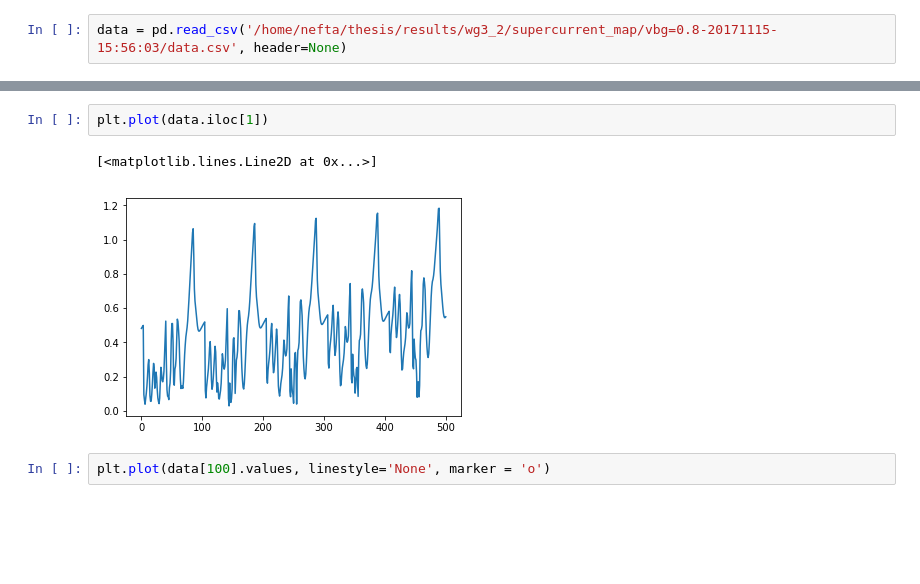
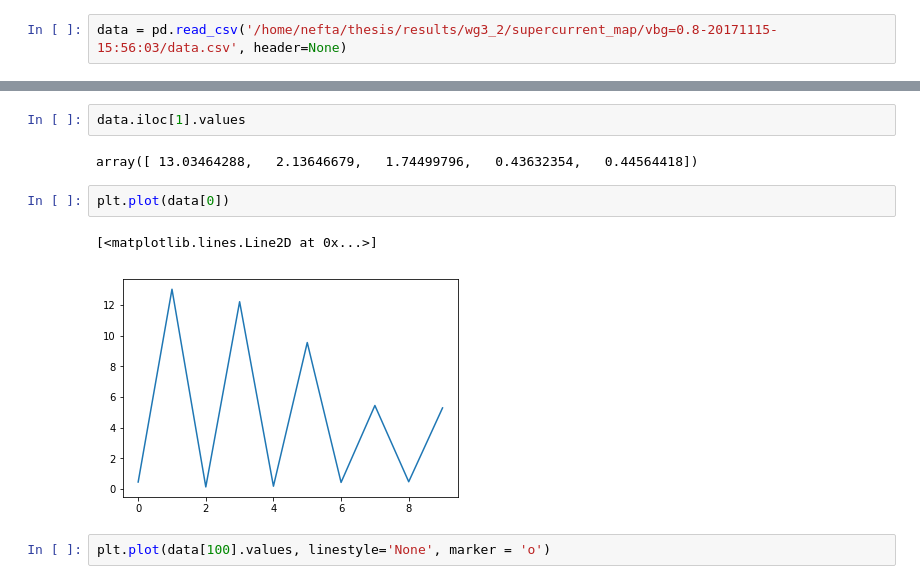
Before and after one commit to NeroCorleone/thesis, a Jupyter notebook: code/plots.ipynb, the cells around one changed output, grey strips where cells are left out. Drawn from its saved outputs; the diff is of its cells as text; blank space fills up the shorter version.

```diff
--- a/code/plots.ipynb
+++ b/code/plots.ipynb
@@ -43,8 +48,12 @@ data = pd.read_csv('/home/nefta/thesis/results/wg3_2/supercurrent_map/vbg=0.8-20
+# %%
+data.iloc[1].values
+# %% [output]
+array([ 13.03464288,   2.13646679,   1.74499796,   0.43632354,   0.44564418])
 # %%
-plt.plot(data.iloc[1])
+plt.plot(data[0])
 # %% [output]
 [<matplotlib.lines.Line2D at 0x...>]
-[figure, old version]
+[figure, new version]
 # %%
 plt.plot(data[100].values, linestyle='None', marker = 'o')
 # %% [output]
```
Also changed, not shown: parts of 1 cell of this notebook, 9 other files.
